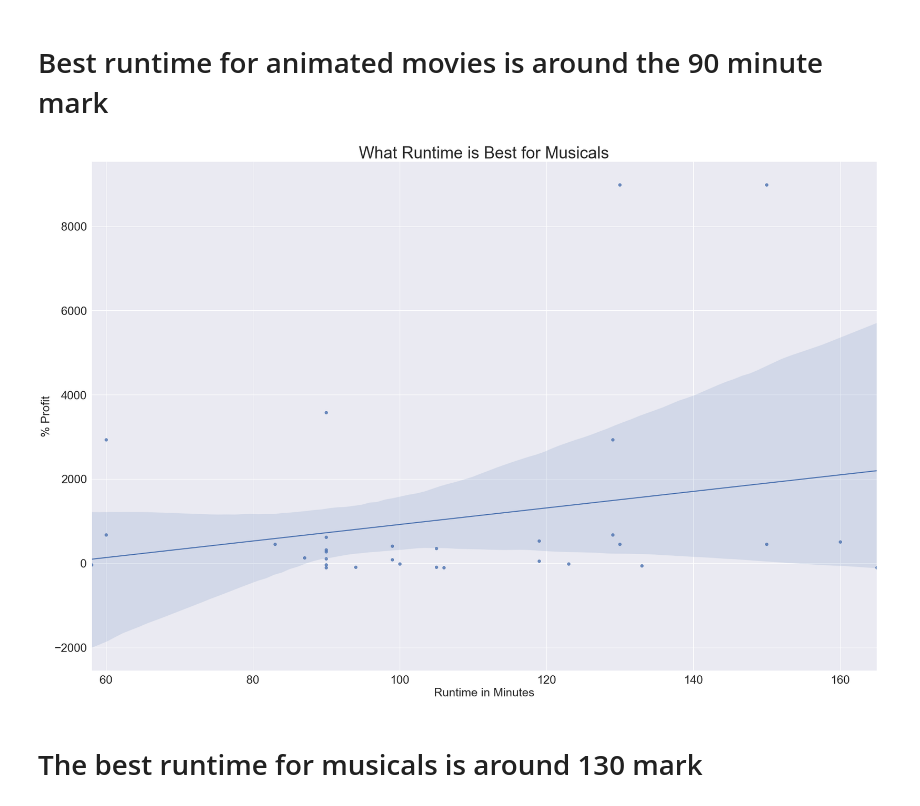
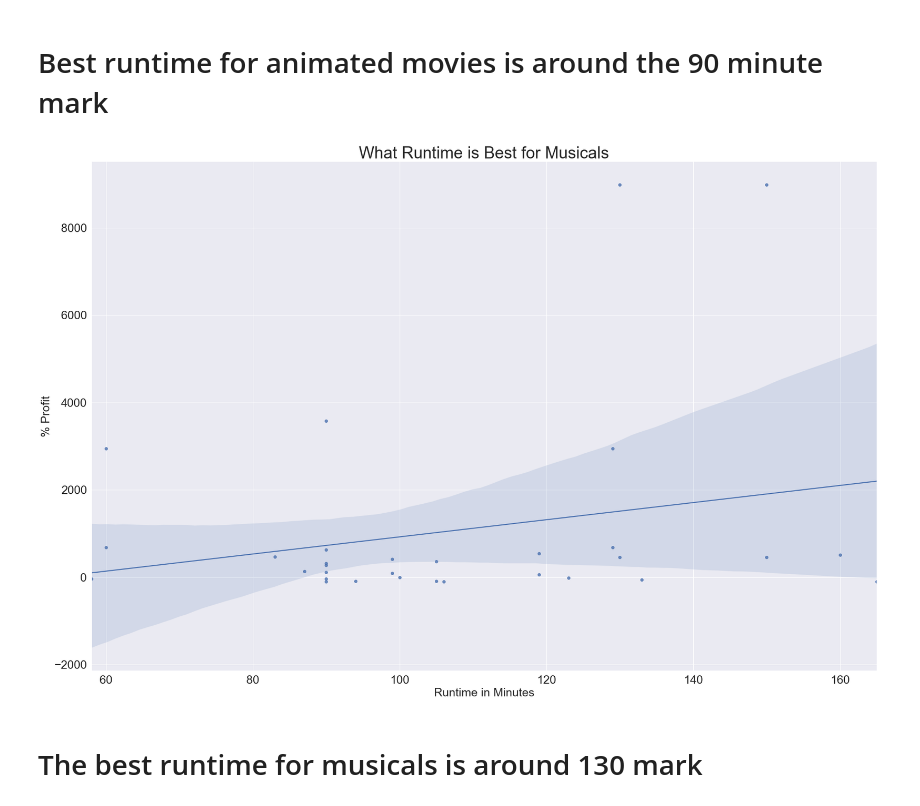
Before and after one commit to andre3000y/Movie_box_office_analysis, a Jupyter notebook: Movie Budget and Title Basics merged.ipynb, the cells around one changed output. Saved outputs shown, nothing was run; the diff lists cells and outputs as text; code cells hidden in the pictures.

```diff
--- a/Movie Budget and Title Basics merged.ipynb
+++ b/Movie Budget and Title Basics merged.ipynb
@@ -139,3 +111,0 @@ Name: profit_as_percentage, dtype: float64
-# %%
-df3["unique_genres"] = df3["genres"].map(lambda x: x.split(','))
-df3
@@ -157,4 +111,0 @@ df3
-# %%
-df3 = df3.explode("unique_genres")
-
-df3.head()
@@ -169,2 +111,0 @@ df3.head()
-# %%
-df3 = df3.loc[df3["unique_genres"] != "None"]
@@ -198,7 +112,5 @@ import seaborn as sns
 # %%
 sns.set_theme()
-# %%
-df3 = df3.loc[df3["unique_genres"] != "None"]
 # %%
 fig, ax =plt.subplots(figsize = (30,20))
 ax = sns.barplot(x=df4.index, y=df4.values)
@@ -230,16 +142,16 @@ plt.savefig('images/animati')
 # Best runtime for animated movies is around the 90 minute mark
 # %%
 fig, ax = plt.subplots(figsize = (30,20))
-df3_filtered = df3.loc[(df3['profit_as_percentage'] <= 15000) & (df3['runtime_minutes'] >= 45) & (df3['unique_genres'] == 'Musical')]
+df3_filtered = df3.loc[(df3['profit_as_percentage'] <= 15000) & (df3['runtime_minutes'] >= 45) & (df3['genres'] == 'Musical')]
 ax = sns.regplot(x = 'runtime_minutes', y = 'profit_as_percentage', data = df3_filtered)
 plt.title("What Runtime is Best for Musicals", fontsize = 35)
 plt.ylabel("% Profit", fontsize = 25)
 plt.xlabel("Runtime in Minutes", fontsize = 25)
 
 ax.tick_params(axis = 'y', labelsize = 25)
 ax.tick_params(axis = 'x', labelsize = 25)
 # %% [output]
-[figure, old version]
+[figure, new version]
 # %% [markdown]
 # The best runtime for musicals is around 130 mark
 # %%
```
Also changed, not shown: parts of 17 cells of this notebook, 15 other files.
